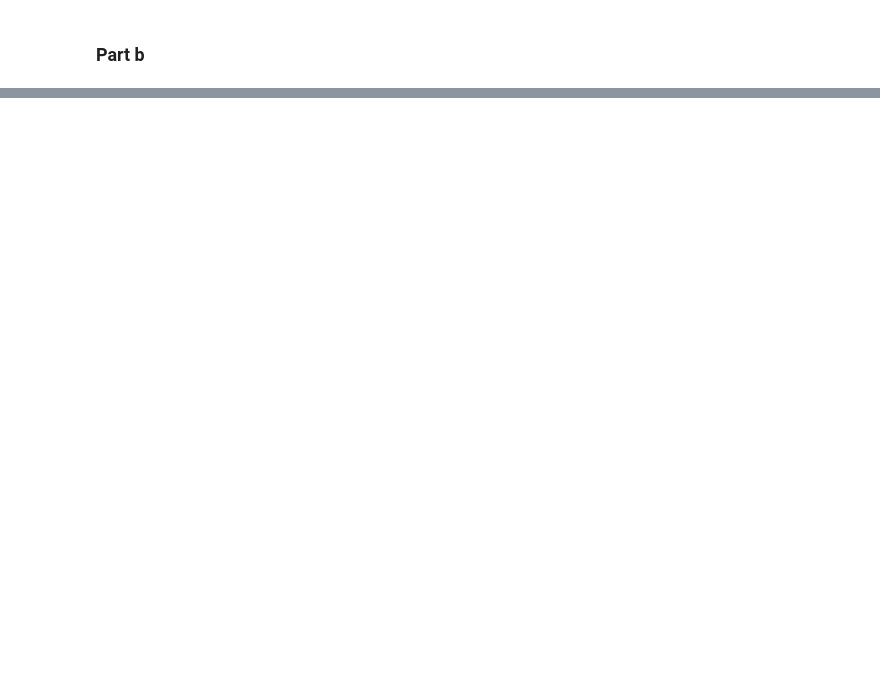
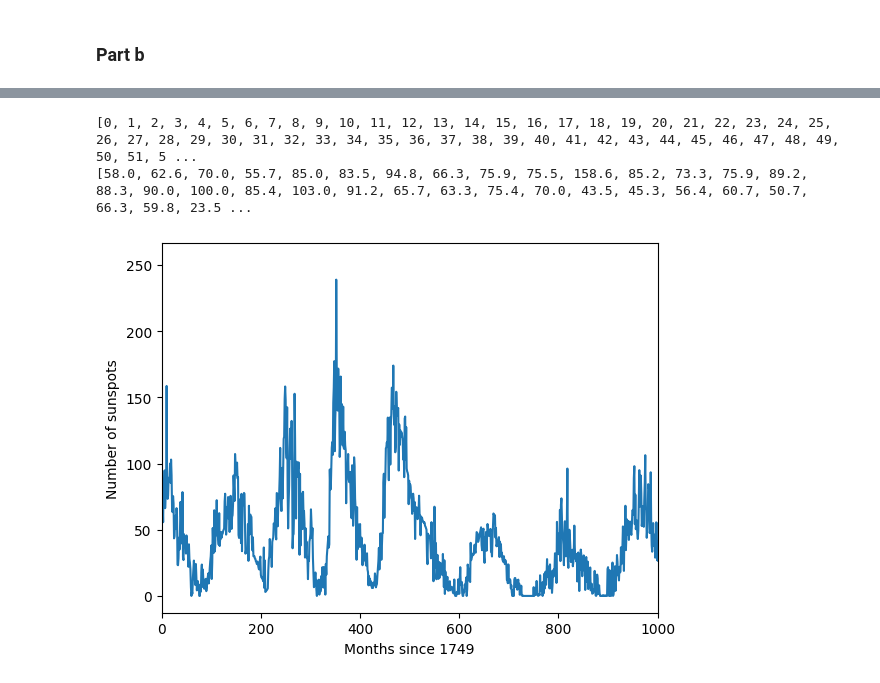
Before and after one commit to kkakadiya6/Homework-3, a Jupyter notebook: Homework_3.ipynb, the cells around one changed output, grey strips where cells are left out. Saved outputs shown, nothing was run; the diff lists cells and outputs as text; code cells hidden in the pictures; blank space fills up the shorter version.

```diff
--- a/Homework_3.ipynb
+++ b/Homework_3.ipynb
@@ -112,0 +158,28 @@ elif A % 2 == 0 and Z % 2 != 0:
+# %%
+import matplotlib.pyplot as plt
+import numpy as np
+import array
+from numpy import loadtxt
+
+# months = np.loadtxt("sunspots.txt", usecols=0, converters=float, dtype=int)
+# data = np.loadtxt("sunspots.txt", usecols=1, converters=float, dtype=int)
+
+months = loadtxt('sunspots.txt',usecols=0)
+data = loadtxt('sunspots.txt',usecols=1)
+x = []
+y = []
+for i in range(0,len(months)):
+    x.append(i)
+    y.append(data[i])
+
+print(x)
+print(y)
+plt.plot(x, y)
+plt.xlim(0,1000)
+plt.xlabel('Months since 1749')
+plt.ylabel('Number of sunspots')
+plt.show()
+# %% [output]
+[0, 1, 2, 3, 4, 5, 6, 7, 8, 9, 10, 11, 12, 13, 14, 15, 16, 17, 18, 19, 20, 21, 22, 23, 24, 25, 26, 27, 28, 29, 30, 31, 32, 33, 34, 35, 36, 37, 38, 39, 40, 41, 42, 43, 44, 45, 46, 47, 48, 49, 50, 51, 5 ...
+[58.0, 62.6, 70.0, 55.7, 85.0, 83.5, 94.8, 66.3, 75.9, 75.5, 158.6, 85.2, 73.3, 75.9, 89.2, 88.3, 90.0, 100.0, 85.4, 103.0, 91.2, 65.7, 63.3, 75.4, 70.0, 43.5, 45.3, 56.4, 60.7, 50.7, 66.3, 59.8, 23.5 ...
+[figure, added]
```
Also changed, not shown: parts of 9 cells of this notebook.
